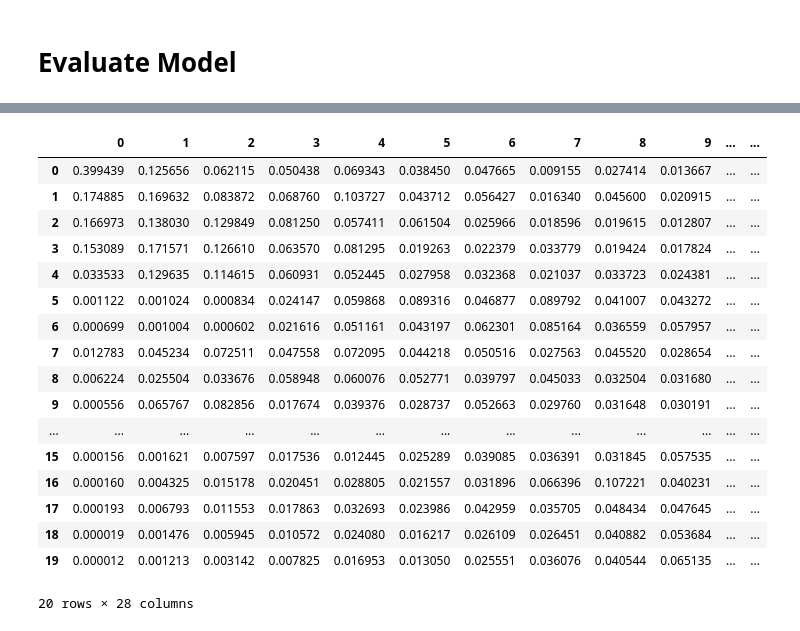
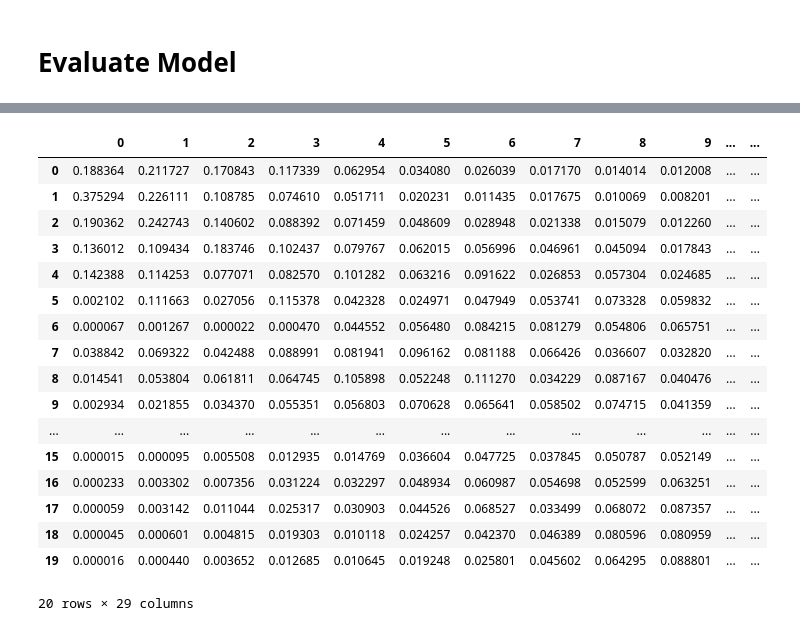
Before and after one commit to shuirmanm/Project-Monaco, a Jupyter notebook: Jupyter Notebooks/logistic_regression.ipynb, the cells around one changed output, grey strips where cells are left out. Saved outputs shown, nothing was run; the diff lists cells and outputs as text; code cells hidden in the pictures.

Commit message:
Added Bahrain dummy

```diff
--- a/Jupyter Notebooks/logistic_regression.ipynb
+++ b/Jupyter Notebooks/logistic_regression.ipynb
@@ -12,7 +12,7 @@ import sklearn
 
 np.set_printoptions(precision=4)
 # %%
-data = pd.read_csv('final_df.csv')
+data = pd.read_csv('../Processed Data/RaceData/final_df.csv')
 
 display(data)
 # %% [output]
@@ -32,7 +32,7 @@ display(data)
 # %%
 df = data.copy()
 
-train = df[df.season <2019]
+train = df[df.season <2022]
 X_train = train.drop(['driver', 'podium'], axis = 1)
 y_train = train.podium
 
@@ -96,6 +96,7 @@ display(comparison_dict)
 # %%
-circuits = df[df.season == 2019]['round'].unique()
-test_circuit = df[(df.season == 2019) & (df['round'] == circuits[0])]
+# Run the test on Bahrain data
+circuits = df[df.season == 2022]['round'].unique()
+test_circuit = df[(df.season == 2022) & (df['round'] == circuits[0])]
 
 X_test = test_circuit.drop(['driver', 'podium'], axis = 1)
 y_test = test_circuit.podium
@@ -107,6 +108,29 @@ X_test = pd.DataFrame(scaler.transform(X_test), columns = X_test.columns)
 #test = np.transpose(np.array(model.predict(X_test, return_std=True)))
 test = pd.DataFrame(model.predict_proba(X_test))
 
-display(X_test)
-display(test)
+display(test_circuit['driver'])
+
+driverId_dict = {
+'hamilton' : 'Lewis Hamilton',
+'alonso' : 'Fernando Alonso',
+'vettel' : 'Sebastian Vettel',
+'gasly' : 'Pierre Gasly',
+'ricciardo' : 'Daniel Ricciardo',
+'bottas' : 'Valtteri Bottas',
+'kevin_magnussen' : 'Kevin Magnussen',
+'max_verstappen' : 'Max Verstappen',
+'sainz' : 'Carlos Sainz',
+'ocon' : 'Esteban Ocon',
+'stroll' : 'Lance Stroll',
+'leclerc' : 'Charles Leclerc',
+'norris' : 'Lando Norris',
+'russell' : 'George Russell',
+'latifi' : 'Nicholas Latifi',
+'tsunoda' : 'Yuki Tsunoda',
+'mick_schumacher' : 'Mick Schumacher',
+'zhou' : 'Zhou Guanyu',
+'albon' : 'Alexander Albon',
+'perez' : 'Sergio Perez',
+'hulkenberg' : 'Nico Hulkenberg'
+}
 # %% [output]
@@ -149,25 +154,30 @@ display(test)
 # %%
 df_420 = test
 df_420['DNF'] = test[20] + test[21] + test[22] + test[23] + test[24] + test[25] + test[26]
 df_420.drop([20, 21, 22, 23, 24, 25, 26], axis = 1)
 
+df_420['Driver'] = test_circuit['driver'].reset_index(drop=True)
+df_420['Driver'] = df_420['Driver'].map(driverId_dict)
+
 display(df_420)
+
+df_420.to_csv('../Processed Data/Dummy Probability Outputs/test_bahrain.csv')
 # %% [output]
 |  | 0 | 1 | 2 | 3 | 4 | 5 | 6 | 7 | 8 | 9 | ... | ... |
-| 0 | 0.399439 | 0.125656 | 0.062115 | 0.050438 | 0.069343 | 0.038450 | 0.047665 | 0.009155 | 0.027414 | 0.013667 | ... | ... |
-| 1 | 0.174885 | 0.169632 | 0.083872 | 0.068760 | 0.103727 | 0.043712 | 0.056427 | 0.016340 | 0.045600 | 0.020915 | ... | ... |
-| 2 | 0.166973 | 0.138030 | 0.129849 | 0.081250 | 0.057411 | 0.061504 | 0.025966 | 0.018596 | 0.019615 | 0.012807 | ... | ... |
-| 3 | 0.153089 | 0.171571 | 0.126610 | 0.063570 | 0.081295 | 0.019263 | 0.022379 | 0.033779 | 0.019424 | 0.017824 | ... | ... |
-| 4 | 0.033533 | 0.129635 | 0.114615 | 0.060931 | 0.052445 | 0.027958 | 0.032368 | 0.021037 | 0.033723 | 0.024381 | ... | ... |
-| 5 | 0.001122 | 0.001024 | 0.000834 | 0.024147 | 0.059868 | 0.089316 | 0.046877 | 0.089792 | 0.041007 | 0.043272 | ... | ... |
-| 6 | 0.000699 | 0.001004 | 0.000602 | 0.021616 | 0.051161 | 0.043197 | 0.062301 | 0.085164 | 0.036559 | 0.057957 | ... | ... |
-| 7 | 0.012783 | 0.045234 | 0.072511 | 0.047558 | 0.072095 | 0.044218 | 0.050516 | 0.027563 | 0.045520 | 0.028654 | ... | ... |
-| 8 | 0.006224 | 0.025504 | 0.033676 | 0.058948 | 0.060076 | 0.052771 | 0.039797 | 0.045033 | 0.032504 | 0.031680 | ... | ... |
-| 9 | 0.000556 | 0.065767 | 0.082856 | 0.017674 | 0.039376 | 0.028737 | 0.052663 | 0.029760 | 0.031648 | 0.030191 | ... | ... |
+| 0 | 0.188364 | 0.211727 | 0.170843 | 0.117339 | 0.062954 | 0.034080 | 0.026039 | 0.017170 | 0.014014 | 0.012008 | ... | ... |
+| 1 | 0.375294 | 0.226111 | 0.108785 | 0.074610 | 0.051711 | 0.020231 | 0.011435 | 0.017675 | 0.010069 | 0.008201 | ... | ... |
+| 2 | 0.190362 | 0.242743 | 0.140602 | 0.088392 | 0.071459 | 0.048609 | 0.028948 | 0.021338 | 0.015079 | 0.012260 | ... | ... |
+| 3 | 0.136012 | 0.109434 | 0.183746 | 0.102437 | 0.079767 | 0.062015 | 0.056996 | 0.046961 | 0.045094 | 0.017843 | ... | ... |
+| 4 | 0.142388 | 0.114253 | 0.077071 | 0.082570 | 0.101282 | 0.063216 | 0.091622 | 0.026853 | 0.057304 | 0.024685 | ... | ... |
+| 5 | 0.002102 | 0.111663 | 0.027056 | 0.115378 | 0.042328 | 0.024971 | 0.047949 | 0.053741 | 0.073328 | 0.059832 | ... | ... |
+| 6 | 0.000067 | 0.001267 | 0.000022 | 0.000470 | 0.044552 | 0.056480 | 0.084215 | 0.081279 | 0.054806 | 0.065751 | ... | ... |
+| 7 | 0.038842 | 0.069322 | 0.042488 | 0.088991 | 0.081941 | 0.096162 | 0.081188 | 0.066426 | 0.036607 | 0.032820 | ... | ... |
+| 8 | 0.014541 | 0.053804 | 0.061811 | 0.064745 | 0.105898 | 0.052248 | 0.111270 | 0.034229 | 0.087167 | 0.040476 | ... | ... |
+| 9 | 0.002934 | 0.021855 | 0.034370 | 0.055351 | 0.056803 | 0.070628 | 0.065641 | 0.058502 | 0.074715 | 0.041359 | ... | ... |
 | ... | ... | ... | ... | ... | ... | ... | ... | ... | ... | ... | ... | ... |
-| 15 | 0.000156 | 0.001621 | 0.007597 | 0.017536 | 0.012445 | 0.025289 | 0.039085 | 0.036391 | 0.031845 | 0.057535 | ... | ... |
-| 16 | 0.000160 | 0.004325 | 0.015178 | 0.020451 | 0.028805 | 0.021557 | 0.031896 | 0.066396 | 0.107221 | 0.040231 | ... | ... |
-| 17 | 0.000193 | 0.006793 | 0.011553 | 0.017863 | 0.032693 | 0.023986 | 0.042959 | 0.035705 | 0.048434 | 0.047645 | ... | ... |
-| 18 | 0.000019 | 0.001476 | 0.005945 | 0.010572 | 0.024080 | 0.016217 | 0.026109 | 0.026451 | 0.040882 | 0.053684 | ... | ... |
-| 19 | 0.000012 | 0.001213 | 0.003142 | 0.007825 | 0.016953 | 0.013050 | 0.025551 | 0.036076 | 0.040544 | 0.065135 | ... | ... |
+| 15 | 0.000015 | 0.000095 | 0.005508 | 0.012935 | 0.014769 | 0.036604 | 0.047725 | 0.037845 | 0.050787 | 0.052149 | ... | ... |
+| 16 | 0.000233 | 0.003302 | 0.007356 | 0.031224 | 0.032297 | 0.048934 | 0.060987 | 0.054698 | 0.052599 | 0.063251 | ... | ... |
+| 17 | 0.000059 | 0.003142 | 0.011044 | 0.025317 | 0.030903 | 0.044526 | 0.068527 | 0.033499 | 0.068072 | 0.087357 | ... | ... |
+| 18 | 0.000045 | 0.000601 | 0.004815 | 0.019303 | 0.010118 | 0.024257 | 0.042370 | 0.046389 | 0.080596 | 0.080959 | ... | ... |
+| 19 | 0.000016 | 0.000440 | 0.003652 | 0.012685 | 0.010645 | 0.019248 | 0.025801 | 0.045602 | 0.064295 | 0.088801 | ... | ... |
-20 rows × 28 columns
+20 rows × 29 columns
```
Also changed, not shown: parts of 4 cells of this notebook, 12 other files.
